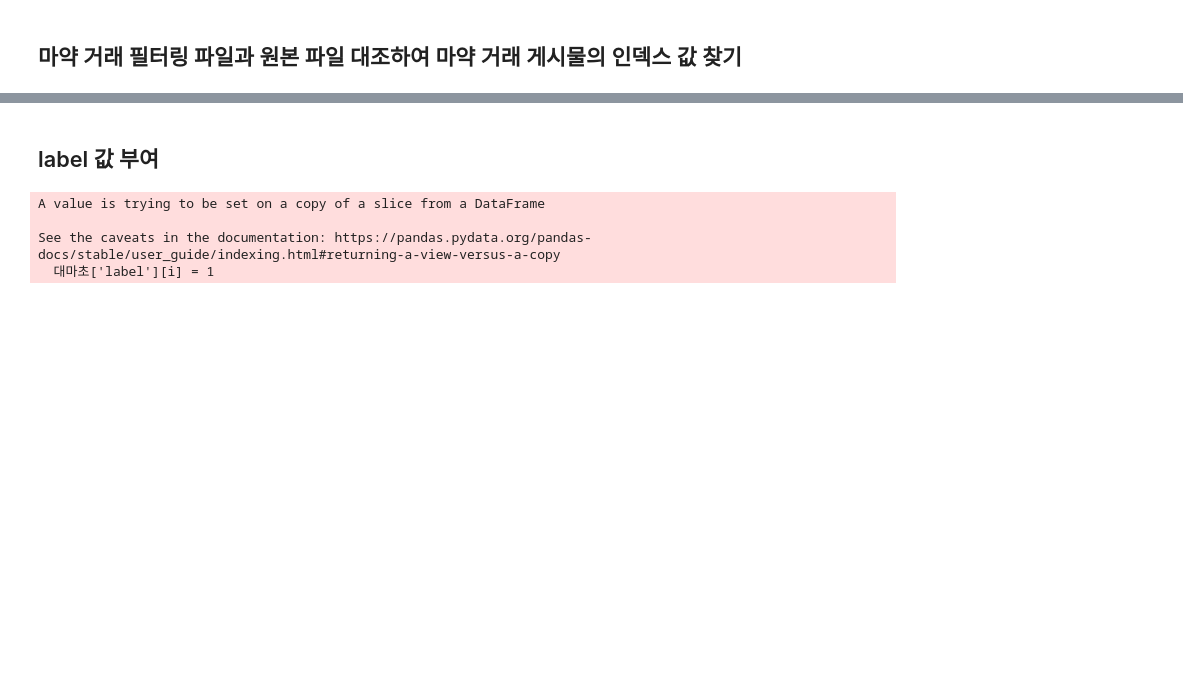
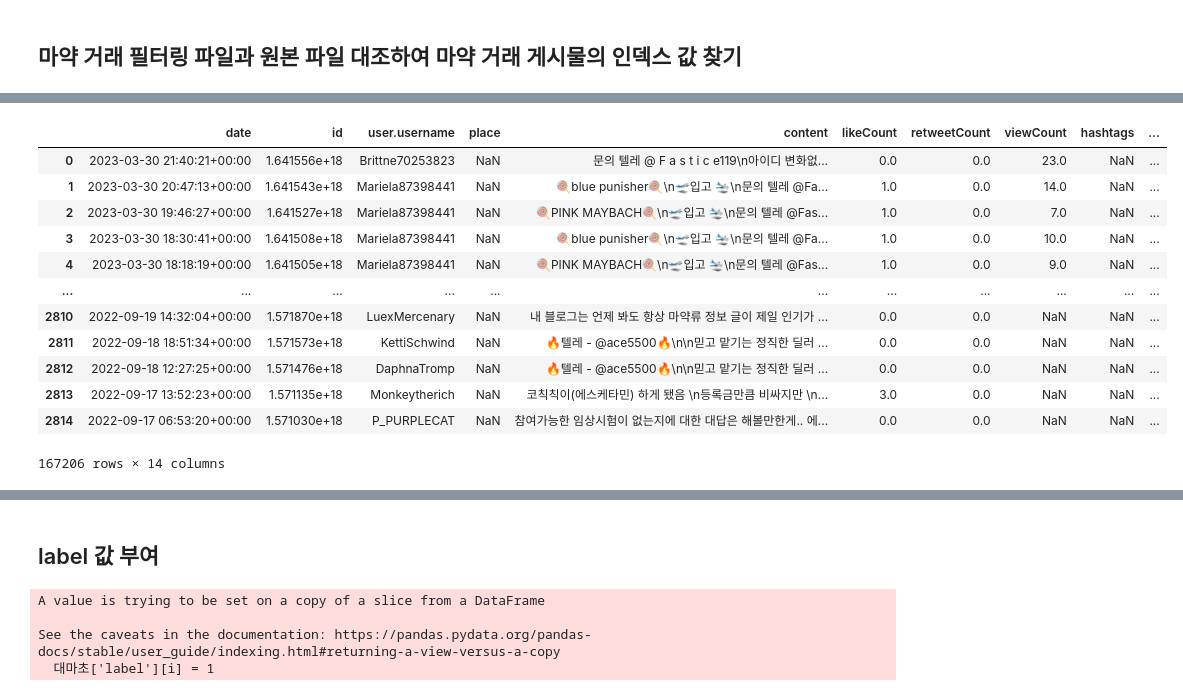
Before and after one commit to yujinkimmn/2023_dscap, a Jupyter notebook: twitterdata/labeling/labeling.ipynb, the cells around one changed output, grey strips where cells are left out. Cells and saved outputs as stored; diff of their text form; code cells hidden in the pictures; blank space fills up the shorter version.

```diff
--- a/twitterdata/labeling/labeling.ipynb
+++ b/twitterdata/labeling/labeling.ipynb
@@ -16,0 +71,3 @@ df_label.to_csv("마약모음.csv", index=False)
+# %%
+# 케타민은 따로
+캔디케이 = pd.read_csv('/Users/stella/github/2023_dscap/twitterdata/original(필터링 전)/케타민/캔디케이.csv', encoding='utf-8')
@@ -16,0 +90,2 @@ df_label.to_csv("마약모음.csv", index=False)
+# %%
+케타민 = pd.read_csv('/Users/stella/github/2023_dscap/twitterdata/original(필터링 전)/케타민/케타민.csv', lineterminator='\n')
@@ -16,0 +162,18 @@ df_label.to_csv("마약모음.csv", index=False)
+# %%
+all_data = pd.concat([all_data, 캔디케이])
+all_data = pd.concat([all_data, 케타민])
+all_data
+# %% [output]
+|  | date | id | user.username | place | content | likeCount | retweetCount | viewCount | hashtags | ... |
+| 0 | 2023-03-30 21:40:21+00:00 | 1.641556e+18 | Brittne70253823 | NaN | 문의 텔레 @ F a s t i c e119\n아이디 변화없... | 0.0 | 0.0 | 23.0 | NaN | ... |
+| 1 | 2023-03-30 20:47:13+00:00 | 1.641543e+18 | Mariela87398441 | NaN | 🍭blue punisher🍭\n🛫입고 🛬\n문의 텔레 @Fa... | 1.0 | 0.0 | 14.0 | NaN | ... |
+| 2 | 2023-03-30 19:46:27+00:00 | 1.641527e+18 | Mariela87398441 | NaN | 🍭PINK MAYBACH🍭\n🛫입고 🛬\n문의 텔레 @Fas... | 1.0 | 0.0 | 7.0 | NaN | ... |
+| 3 | 2023-03-30 18:30:41+00:00 | 1.641508e+18 | Mariela87398441 | NaN | 🍭blue punisher🍭\n🛫입고 🛬\n문의 텔레 @Fa... | 1.0 | 0.0 | 10.0 | NaN | ... |
+| 4 | 2023-03-30 18:18:19+00:00 | 1.641505e+18 | Mariela87398441 | NaN | 🍭PINK MAYBACH🍭\n🛫입고 🛬\n문의 텔레 @Fas... | 1.0 | 0.0 | 9.0 | NaN | ... |
+| ... | ... | ... | ... | ... | ... | ... | ... | ... | ... | ... |
+| 2810 | 2022-09-19 14:32:04+00:00 | 1.571870e+18 | LuexMercenary | NaN | 내 블로그는 언제 봐도 항상 마약류 정보 글이 제일 인기가 ... | 0.0 | 0.0 | NaN | NaN | ... |
+| 2811 | 2022-09-18 18:51:34+00:00 | 1.571573e+18 | KettiSchwind | NaN | 🔥텔레 - @ace5500🔥\n\n믿고 맡기는 정직한 딜러 ... | 0.0 | 0.0 | NaN | NaN | ... |
+| 2812 | 2022-09-18 12:27:25+00:00 | 1.571476e+18 | DaphnaTromp | NaN | 🔥텔레 - @ace5500🔥\n\n믿고 맡기는 정직한 딜러 ... | 0.0 | 0.0 | NaN | NaN | ... |
+| 2813 | 2022-09-17 13:52:23+00:00 | 1.571135e+18 | Monkeytherich | NaN | 코칙칙이(에스케타민) 하게 됐음 \n등록금만큼 비싸지만 \n... | 3.0 | 0.0 | NaN | NaN | ... |
+| 2814 | 2022-09-17 06:53:20+00:00 | 1.571030e+18 | P_PURPLECAT | NaN | 참여가능한 임상시험이 없는지에 대한 대답은 해볼만한게.. 에... | 0.0 | 0.0 | NaN | NaN | ... |
+167206 rows × 14 columns
```
Also changed, not shown: parts of 19 cells of this notebook.
